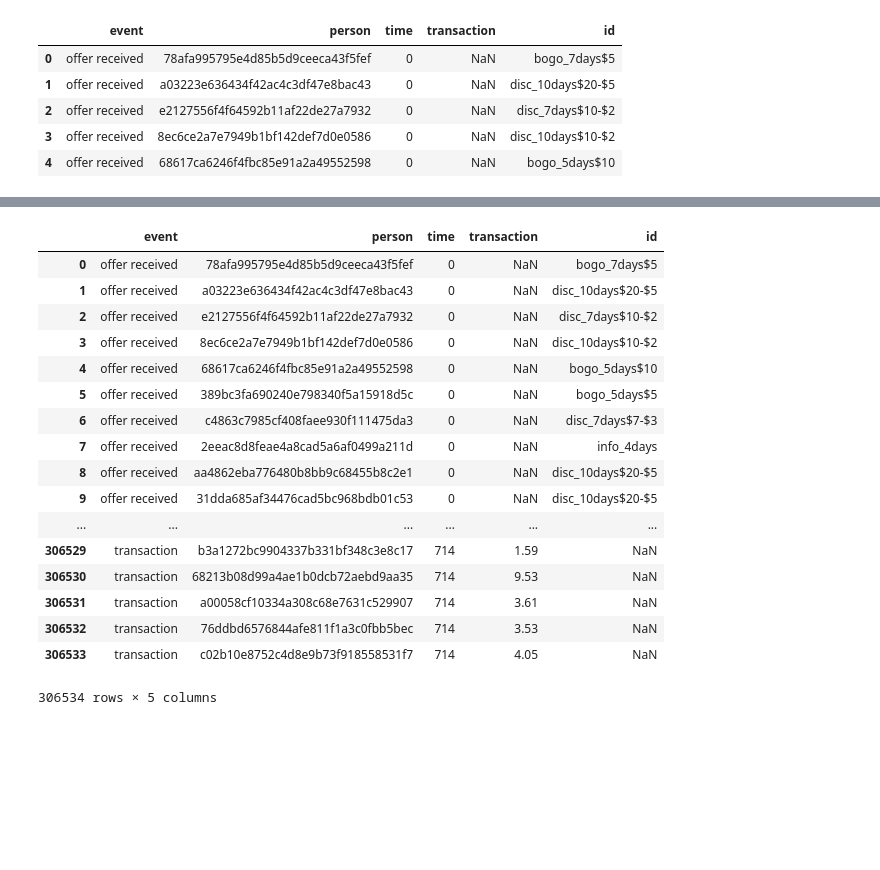
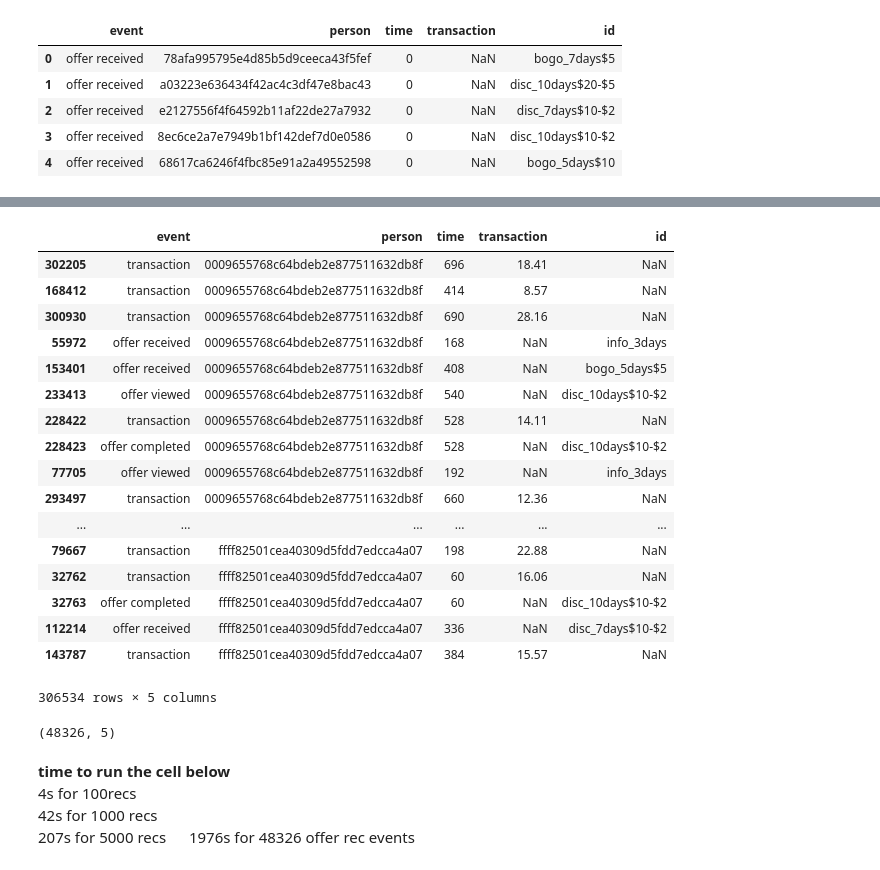
Before and after one commit to kudojp/StarBucksPromotionAnalysis, a Jupyter notebook: StarbucksPromotionAnalysis.ipynb, the cells around one changed output, grey strips where cells are left out. Cells and saved outputs as stored; diff of their text form; code cells hidden in the pictures; blank space fills up the shorter version.

```diff
--- a/StarbucksPromotionAnalysis.ipynb
+++ b/StarbucksPromotionAnalysis.ipynb
@@ -82,12 +83,16 @@ import math
 import json
 import matplotlib.pyplot as plt
 import seaborn as sns
+import time
 % matplotlib inline
 
 # read in the json files
 portfolio = pd.read_json('data/portfolio.json', orient='records', lines=True)
 profile = pd.read_json('data/profile.json', orient='records', lines=True)
 transcript = pd.read_json('data/transcript.json', orient='records', lines=True)
+
+pd.options.display.max_rows = 100
+pd.set_option("display.max_columns", 500)
 # %% [markdown]
 # 2. Clean the data
 # %% [markdown]
@@ -581,24 +596,34 @@ offer_interaction.head()
 def from_id_to_duration(id):
     return portfolio2[portfolio2.id == id].duration.iloc[0] * 24
 # %%
-transcript2
+transcript2.sort_values("person")
 # %% [output]
 |  | event | person | time | transaction | id |
-| 0 | offer received | 78afa995795e4d85b5d9ceeca43f5fef | 0 | NaN | bogo_7days$5 |
-| 1 | offer received | a03223e636434f42ac4c3df47e8bac43 | 0 | NaN | disc_10days$20-$5 |
-| 2 | offer received | e2127556f4f64592b11af22de27a7932 | 0 | NaN | disc_7days$10-$2 |
-| 3 | offer received | 8ec6ce2a7e7949b1bf142def7d0e0586 | 0 | NaN | disc_10days$10-$2 |
-| 4 | offer received | 68617ca6246f4fbc85e91a2a49552598 | 0 | NaN | bogo_5days$10 |
-| 5 | offer received | 389bc3fa690240e798340f5a15918d5c | 0 | NaN | bogo_5days$5 |
-| 6 | offer received | c4863c7985cf408faee930f111475da3 | 0 | NaN | disc_7days$7-$3 |
-| 7 | offer received | 2eeac8d8feae4a8cad5a6af0499a211d | 0 | NaN | info_4days |
-| 8 | offer received | aa4862eba776480b8bb9c68455b8c2e1 | 0 | NaN | disc_10days$20-$5 |
-| 9 | offer received | 31dda685af34476cad5bc968bdb01c53 | 0 | NaN | disc_10days$20-$5 |
+| 302205 | transaction | 0009655768c64bdeb2e877511632db8f | 696 | 18.41 | NaN |
+| 168412 | transaction | 0009655768c64bdeb2e877511632db8f | 414 | 8.57 | NaN |
+| 300930 | transaction | 0009655768c64bdeb2e877511632db8f | 690 | 28.16 | NaN |
+| 55972 | offer received | 0009655768c64bdeb2e877511632db8f | 168 | NaN | info_3days |
+| 153401 | offer received | 0009655768c64bdeb2e877511632db8f | 408 | NaN | bogo_5days$5 |
+| 233413 | offer viewed | 0009655768c64bdeb2e877511632db8f | 540 | NaN | disc_10days$10-$2 |
+| 228422 | transaction | 0009655768c64bdeb2e877511632db8f | 528 | 14.11 | NaN |
+| 228423 | offer completed | 0009655768c64bdeb2e877511632db8f | 528 | NaN | disc_10days$10-$2 |
+| 77705 | offer viewed | 0009655768c64bdeb2e877511632db8f | 192 | NaN | info_3days |
+| 293497 | transaction | 0009655768c64bdeb2e877511632db8f | 660 | 12.36 | NaN |
 | ... | ... | ... | ... | ... | ... |
-| 306529 | transaction | b3a1272bc9904337b331bf348c3e8c17 | 714 | 1.59 | NaN |
-| 306530 | transaction | 68213b08d99a4ae1b0dcb72aebd9aa35 | 714 | 9.53 | NaN |
-| 306531 | transaction | a00058cf10334a308c68e7631c529907 | 714 | 3.61 | NaN |
-| 306532 | transaction | 76ddbd6576844afe811f1a3c0fbb5bec | 714 | 3.53 | NaN |
-| 306533 | transaction | c02b10e8752c4d8e9b73f918558531f7 | 714 | 4.05 | NaN |
+| 79667 | transaction | ffff82501cea40309d5fdd7edcca4a07 | 198 | 22.88 | NaN |
+| 32762 | transaction | ffff82501cea40309d5fdd7edcca4a07 | 60 | 16.06 | NaN |
+| 32763 | offer completed | ffff82501cea40309d5fdd7edcca4a07 | 60 | NaN | disc_10days$10-$2 |
+| 112214 | offer received | ffff82501cea40309d5fdd7edcca4a07 | 336 | NaN | disc_7days$10-$2 |
+| 143787 | transaction | ffff82501cea40309d5fdd7edcca4a07 | 384 | 15.57 | NaN |
 306534 rows × 5 columns
+# %%
+offer_rec2.shape
+# %% [output]
+(48326, 5)
+# %% [markdown]
+**time to run the cell below**
+4s for 100recs
+42s for 1000 recs
+207s for 5000 recs
+1976s for 48326 offer rec events
 # %%
```
Also changed, not shown: parts of 74 cells of this notebook, 11 other files.
